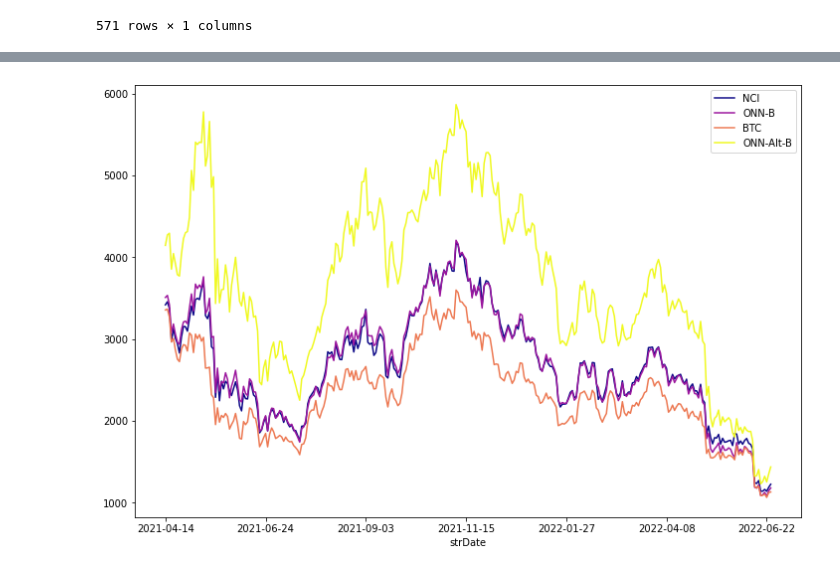
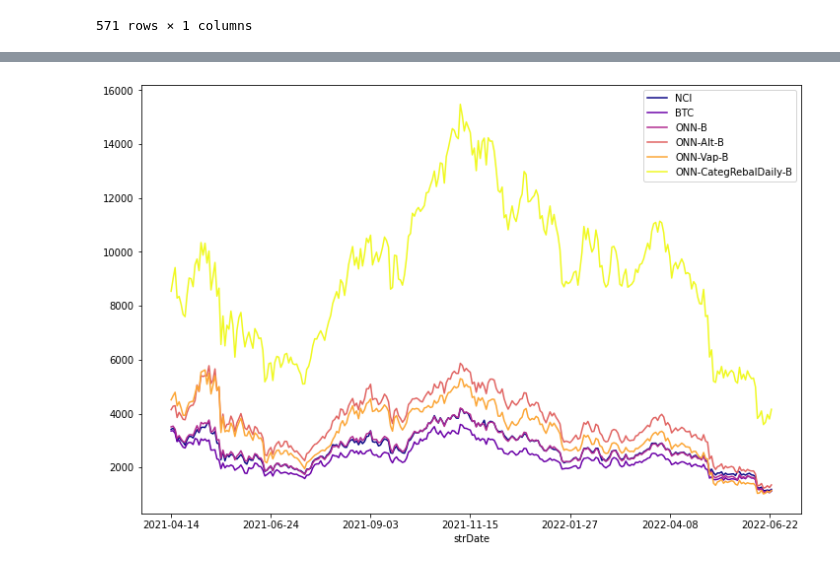
Before and after one commit to srmq/onn-indices, a Jupyter notebook: onn-b/exploreIndices.ipynb, the cells around one changed output, grey strips where cells are left out. Saved outputs shown, nothing was run; the diff lists cells and outputs as text; code cells hidden in the pictures.

Commit message:
generated rebalancer data

```diff
--- a/onn-b/exploreIndices.ipynb
+++ b/onn-b/exploreIndices.ipynb
@@ -51,7 +51,13 @@ onnVapDF['strDate'] = onnVapDF['Date'].apply(lambda val : (val - datetime.timede
 onnVapDF.set_index('strDate', drop=True, inplace=True)
 onnVapDF.rename(columns={'Close':'ONN-Vap-B'}, inplace=True)
 df5 = onnVapDF[['ONN-Vap-B']]
+# %%
+onnCategRebal = pd.read_csv('Historical-ONN-CategRebalDaily-B-30dW-30dR_2020-12-01_2022-06-24.csv', parse_dates = ['Date'], infer_datetime_format=True)
+onnCategRebal['strDate'] = onnCategRebal['Date'].apply(lambda val : (val - datetime.timedelta(seconds=1)).strftime('%Y-%m-%d'))
+onnCategRebal.set_index('strDate', drop=True, inplace=True)
+onnCategRebal.rename(columns={'Close':'ONN-CategRebalDaily-B'}, inplace=True)
+df6 = onnCategRebal[['ONN-CategRebalDaily-B']]
 # %%
-df = pd.concat([df1, df2, df3, df4, df5], join='inner', axis=1).sort_values('strDate')
+df = pd.concat([df1, df2, df3, df4, df5, df6], join='inner', axis=1).sort_values('strDate')
 df
 # %% [output]
@@ -95,4 +78,4 @@ df2 = df[['NCI','ONN-B', 'BTC', 'ONN-Alt-B']]
 # %%
-df2.plot(figsize=(12,8), colormap='plasma');
+df.plot(figsize=(12,8), colormap='plasma');
 # %% [output]
-[figure, old version]
+[figure, new version]
```
Also changed, not shown: parts of 4 cells of this notebook, 14 other files.
